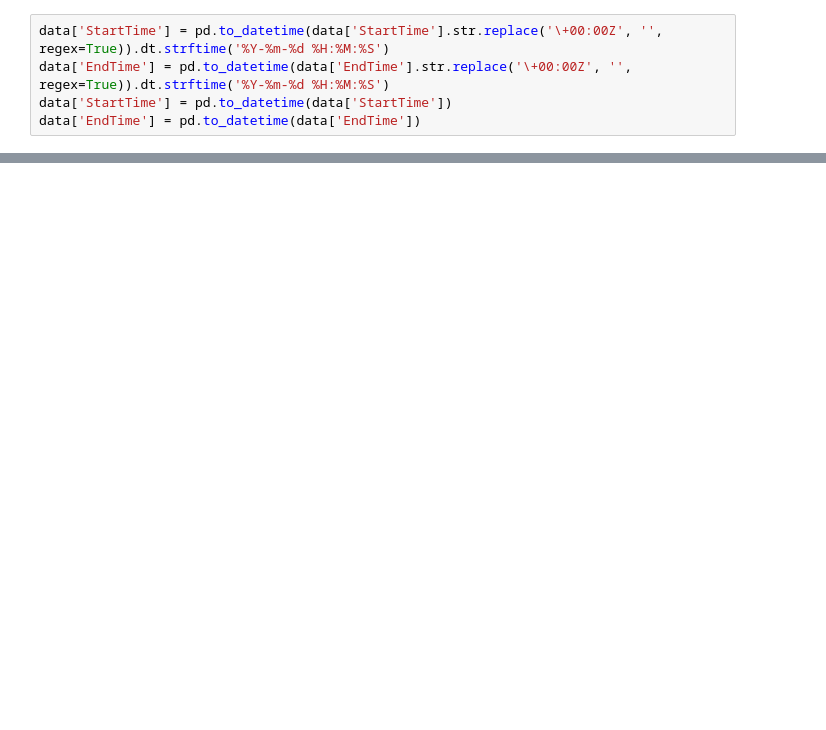
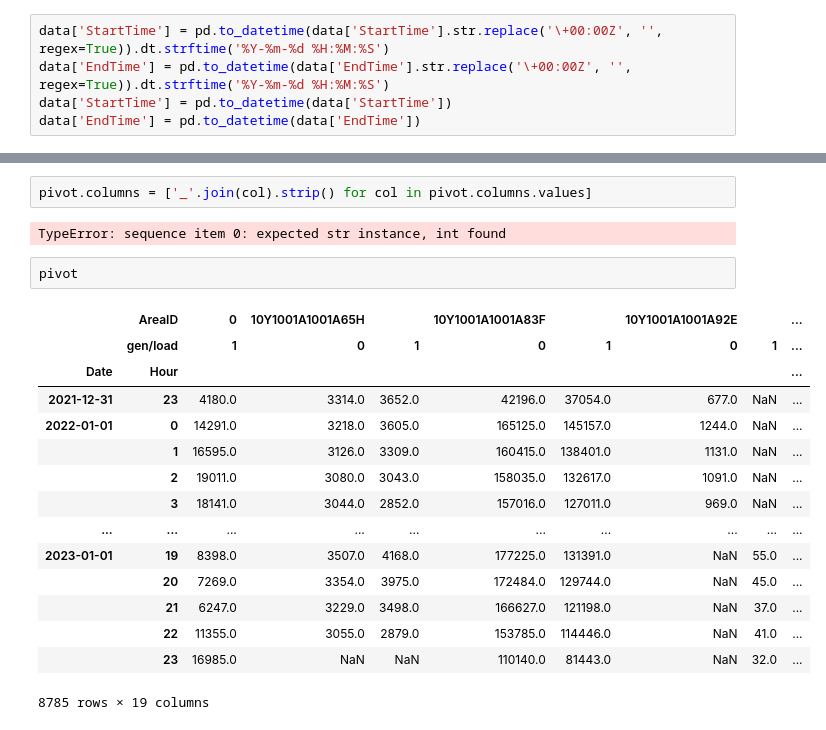
Before and after one commit to arturofredes/SchneiderHackathon_UBEcoFriends, a Jupyter notebook: src/prueba_arturo.ipynb, the cells around one changed output, grey strips where cells are left out. Saved outputs shown, nothing was run; the diff lists cells and outputs as text; blank space fills up the shorter version.

```diff
--- a/src/prueba_arturo.ipynb
+++ b/src/prueba_arturo.ipynb
@@ -160,0 +187,22 @@ pivot.dropna()
+# %%
+pivot.columns = ['_'.join(col).strip() for col in pivot.columns.values]
+# %% [output]
+TypeError: sequence item 0: expected str instance, int found
+# %%
+pivot
+# %% [output]
+|  | AreaID | 0 | 10Y1001A1001A65H |  | 10Y1001A1001A83F |  | 10Y1001A1001A92E |  | ... |
+|  | gen/load | 1 | 0 | 1 | 0 | 1 | 0 | 1 | ... |
+| Date | Hour |  |  |  |  |  |  |  | ... |
+| 2021-12-31 | 23 | 4180.0 | 3314.0 | 3652.0 | 42196.0 | 37054.0 | 677.0 | NaN | ... |
+| 2022-01-01 | 0 | 14291.0 | 3218.0 | 3605.0 | 165125.0 | 145157.0 | 1244.0 | NaN | ... |
+|  | 1 | 16595.0 | 3126.0 | 3309.0 | 160415.0 | 138401.0 | 1131.0 | NaN | ... |
+|  | 2 | 19011.0 | 3080.0 | 3043.0 | 158035.0 | 132617.0 | 1091.0 | NaN | ... |
+|  | 3 | 18141.0 | 3044.0 | 2852.0 | 157016.0 | 127011.0 | 969.0 | NaN | ... |
+| ... | ... | ... | ... | ... | ... | ... | ... | ... | ... |
+| 2023-01-01 | 19 | 8398.0 | 3507.0 | 4168.0 | 177225.0 | 131391.0 | NaN | 55.0 | ... |
+|  | 20 | 7269.0 | 3354.0 | 3975.0 | 172484.0 | 129744.0 | NaN | 45.0 | ... |
+|  | 21 | 6247.0 | 3229.0 | 3498.0 | 166627.0 | 121198.0 | NaN | 37.0 | ... |
+|  | 22 | 11355.0 | 3055.0 | 2879.0 | 153785.0 | 114446.0 | NaN | 41.0 | ... |
+|  | 23 | 16985.0 | NaN | NaN | 110140.0 | 81443.0 | NaN | 32.0 | ... |
+8785 rows × 19 columns
```
Also changed, not shown: parts of 10 cells of this notebook.
